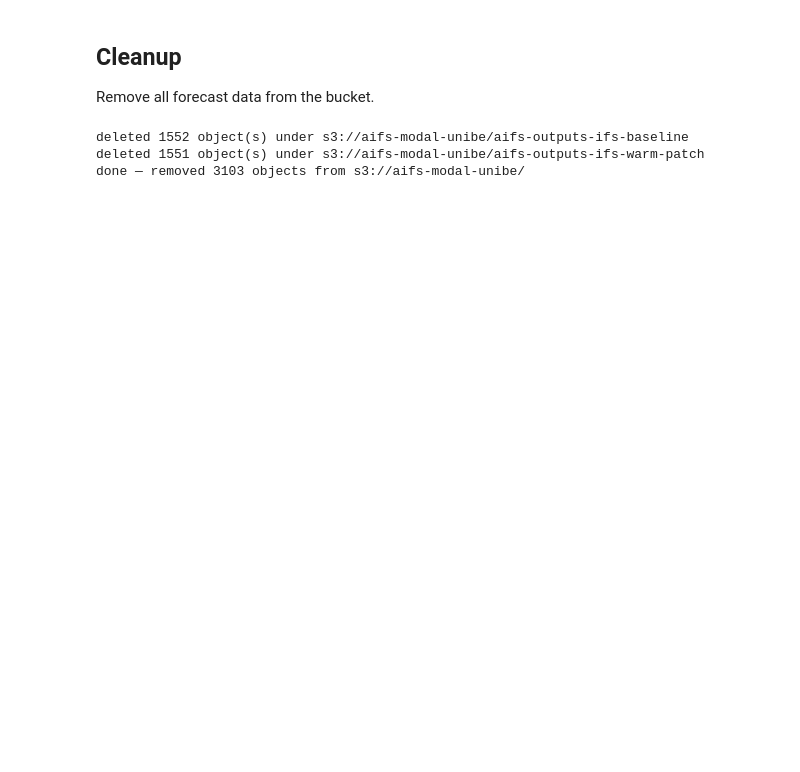
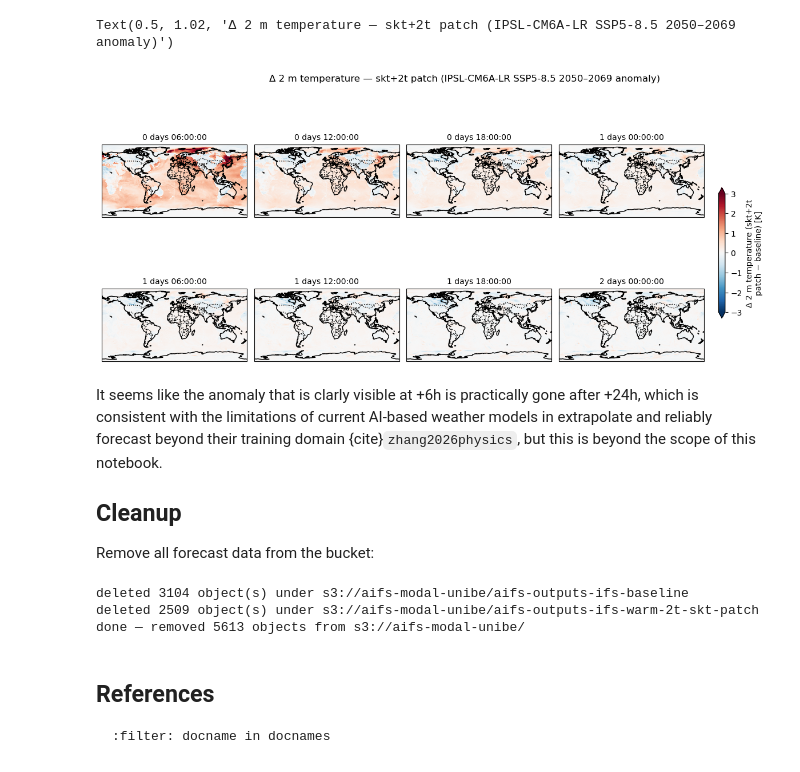
Before and after one commit to martibosch/aifs-modal, a Jupyter notebook: docs/user-guide/cmip6-sst-patch.ipynb, the cells around one changed output. Saved outputs shown, nothing was run; the diff lists cells and outputs as text; code cells hidden in the pictures; blank space fills up the shorter version.

````diff
--- a/docs/user-guide/cmip6-sst-patch.ipynb
+++ b/docs/user-guide/cmip6-sst-patch.ipynb
@@ -304,0 +30,25 @@ diff.name = "Δ 2 m temperature (warm − baseline) [K]"
+# %%
+_today_00z = dt.datetime.now(dt.UTC).replace(hour=0, minute=0, second=0, microsecond=0)
+start_date = _today_00z - dt.timedelta(
+    days=2
+)  # safely within the Brightband ~15-day window
+lead_time = 96  # hours
+
+storage_bucket = "aifs-modal-unibe"
+ifs_source_repo = "martibosch/ecmwf-ifs-hres-ics-open"  # Brightband ECMWF IFS dataset
+patched_ics_repo = (
+    "martibosch/aifs-modal-sst-2t-patched"  # ArrayLake repo for patched ICs
+)
+baseline_outputs_prefix = "aifs-outputs-ifs-baseline"
+patched_outputs_prefix = "aifs-outputs-ifs-warm-2t-skt-patch"
+
+# CMIP6 source for the SST anomaly (Pangeo cloud archive, anonymous GCS)
+# Change source_id / institution to use a different model; check available
+# combinations at https://pangeo-data.github.io/pangeo-cmip6-cloud/
+cmip6_source_id = "IPSL-CM6A-LR"
+cmip6_institution = "IPSL"
+cmip6_member_id = "r1i1p1f1"
+cmip6_hist_period = slice("1995", "2014")
+cmip6_ssp_period = slice("2050", "2069")
+
+print(f"start_date: {start_date.isoformat()}")
@@ -387,7 +337,27 @@ The same ArrayLake-write machinery works for any Brightband variable: cooler tro
+# %%
+anomaly_label = (
+    f"{cmip6_source_id} SSP5-8.5 {cmip6_ssp_period.start}–{cmip6_ssp_period.stop} "
+    "anomaly"
+)
+g = plot_utils.make_cartopy_facet_plot(
+    diff.isel(lead_time=slice(0, 8)),
+    col="lead_time",
+    cmap="RdBu_r",
+    vmin=-3,
+    vmax=3,
+    cbar_kwargs={"shrink": 0.4, "pad": 0.02},
+)
+g.set_titles("{value}")
+g.fig.suptitle(f"Δ 2 m temperature — skt+2t patch ({anomaly_label})", y=1.02)
+# %% [output]
+Text(0.5, 1.02, 'Δ 2 m temperature — skt+2t patch (IPSL-CM6A-LR SSP5-8.5 2050–2069 anomaly)')
+[figure, added]
 # %% [markdown]
+It seems like the anomaly that is clarly visible at +6h is practically gone after +24h, which is consistent with the limitations of current AI-based weather models in extrapolate and reliably forecast beyond their training domain {cite}`zhang2026physics`, but this is beyond the scope of this notebook.
+
 ## Cleanup
 
-Remove all forecast data from the bucket.
+Remove all forecast data from the bucket:
 # %%
 import storage_utils
 
@@ -397,6 +367,12 @@ storage_utils.delete_prefixes(
     patched_outputs_prefix,
 )
 # %% [output]
-deleted 1552 object(s) under s3://aifs-modal-unibe/aifs-outputs-ifs-baseline
-deleted 1551 object(s) under s3://aifs-modal-unibe/aifs-outputs-ifs-warm-patch
-done — removed 3103 objects from s3://aifs-modal-unibe/
+deleted 3104 object(s) under s3://aifs-modal-unibe/aifs-outputs-ifs-baseline
+deleted 2509 object(s) under s3://aifs-modal-unibe/aifs-outputs-ifs-warm-2t-skt-patch
+done — removed 5613 objects from s3://aifs-modal-unibe/
+# %% [markdown]
+## References
+
+```{bibliography}
+:filter: docname in docnames
+```
````
Also changed, not shown: parts of 24 cells of this notebook, 13 other files.
